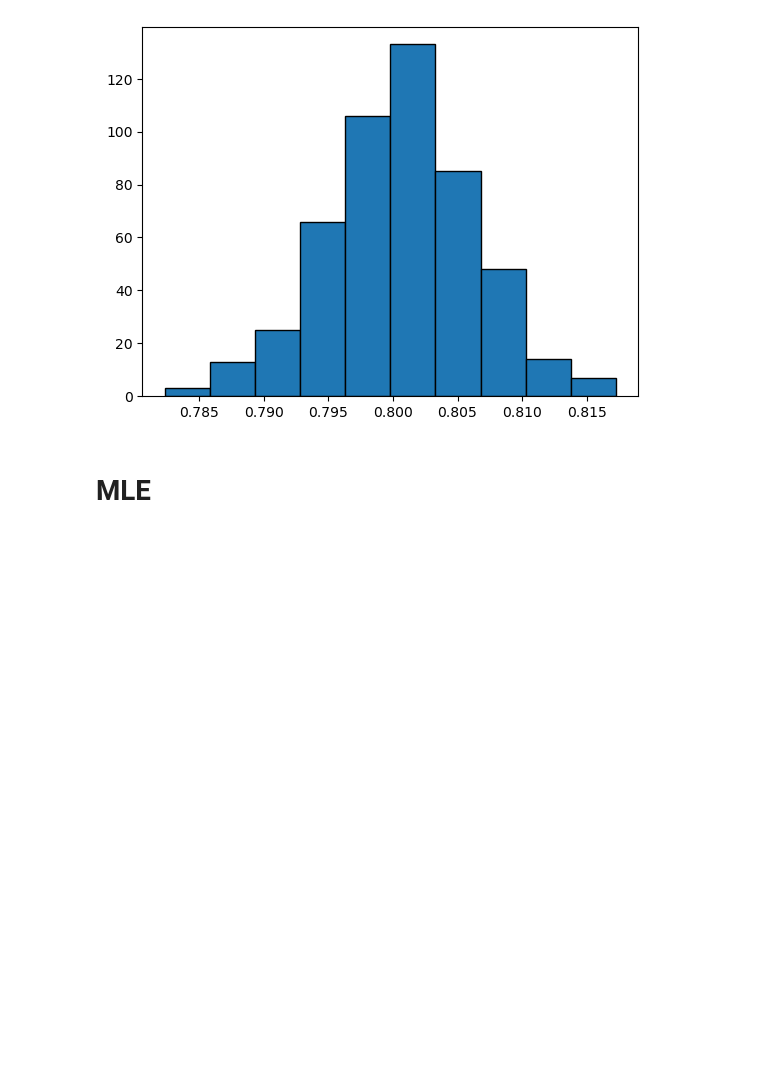
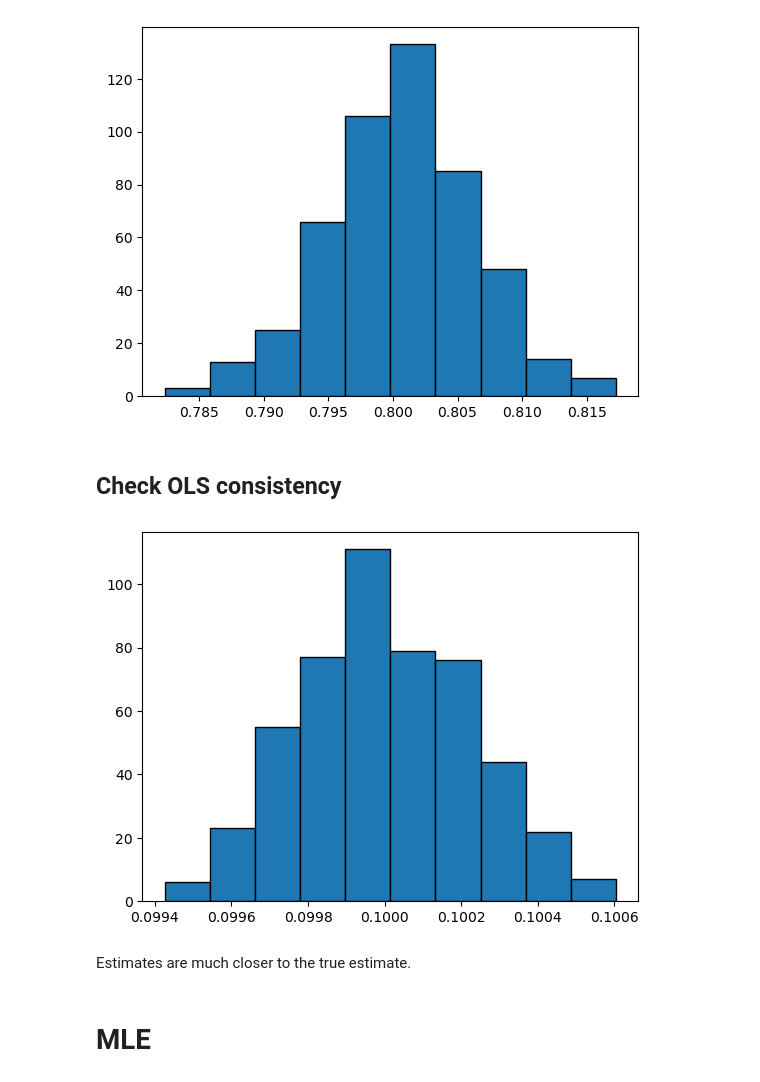
Before and after one commit to johnthwong/policy-complexity, a Jupyter notebook: simulated.ipynb, the cells around one changed output. Saved outputs shown, nothing was run; the diff lists cells and outputs as text; code cells hidden in the pictures; blank space fills up the shorter version.

Commit message:
consistency test results
upshot is that the MLE estimates are biased and very unstable.

good news is that the variance of ols residuals are unbiased and consistent.

```diff
--- a/simulated.ipynb
+++ b/simulated.ipynb
@@ -88,6 +88,23 @@ plt.hist(ols_theta_estimates, edgecolor='black')
 plt.show()
 # %% [output]
 [figure]
+# %% [markdown]
+## Check OLS consistency
+# %%
+# Increase each sample size by 100x. Check sigma estimate only
+ols_sigma_estimates_2 = []
+for _ in range(500):
+    df = m.simulate_hsv_sample(100000, 0.6, 0.8, 100, 0.1)
+    model = m.generate_ols_model(df)
+    sigma_hat = m.get_sigma_hat(model)
+    ols_sigma_estimates_2.append(sigma_hat)
+
+plt.hist(ols_sigma_estimates_2, edgecolor='black')
+plt.show()
+# %% [output]
+[figure, added]
+# %% [markdown]
+Estimates are much closer to the true estimate.
 # %% [markdown]
 # MLE
 # %%
```
